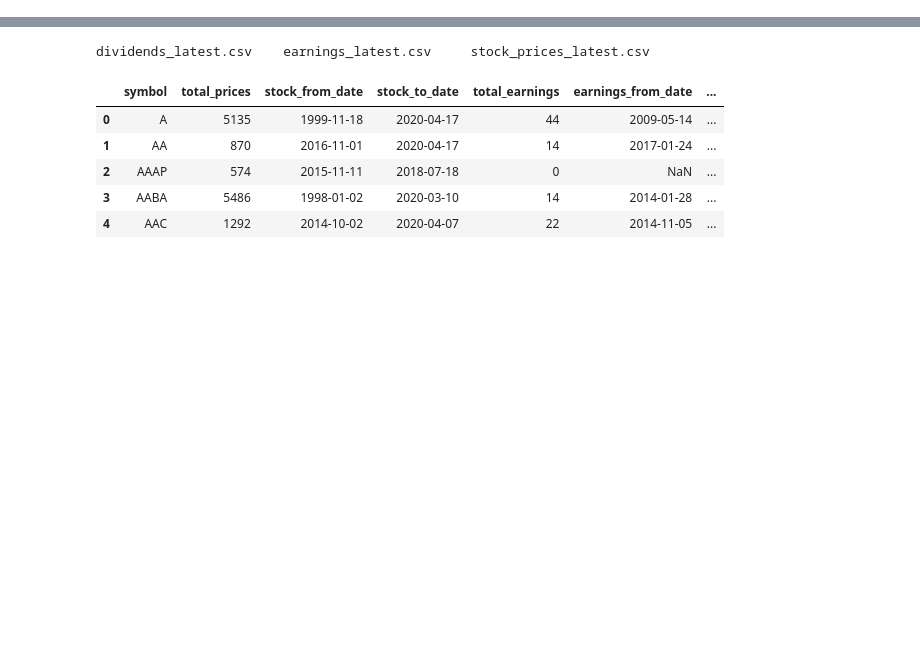
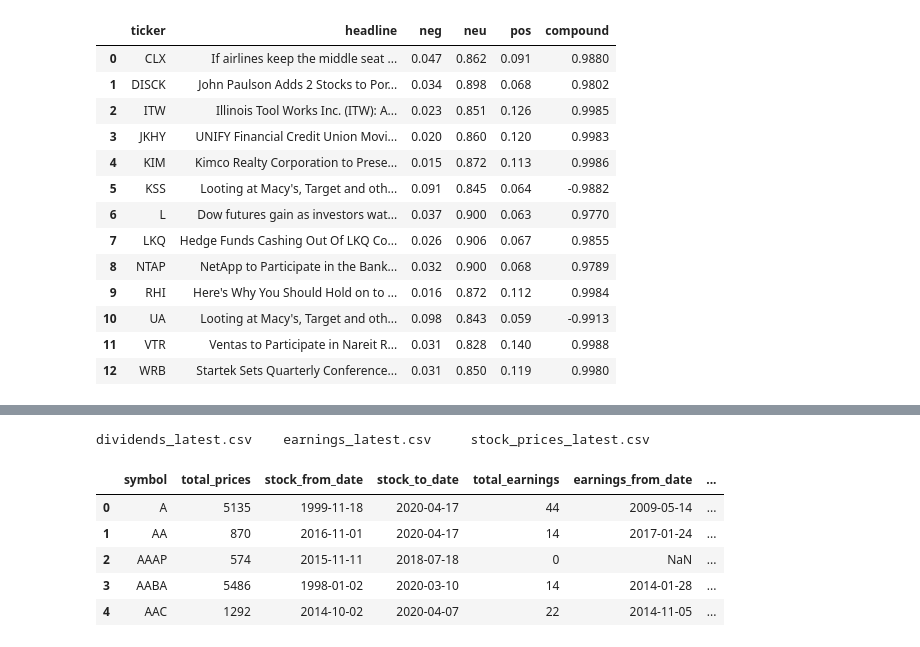
Before and after one commit to yegorkryukov/springboard, a Jupyter notebook: capstone/exploration.ipynb, the cells around one changed output, grey strips where cells are left out. Drawn from its saved outputs; the diff is of its cells as text; code cells hidden in the pictures; blank space fills up the shorter version.

Commit message:
Stock, news, and sentiment working V0.01

```diff
--- a/capstone/exploration.ipynb
+++ b/capstone/exploration.ipynb
@@ -0,0 +137,7 @@
+# %%
+tickers =[]
+
+for index, rows in new_df.iterrows():
+    tickers.append(rows.company)
+
+print(tickers)
@@ -0,0 +178,8 @@
+# %%
+columns = ['ticker', 'date', 'time', 'headline']
+
+parsed_and_scored_news = pd.DataFrame(parsed_news, columns=columns)
+
+parsed_and_scored_news['date'] = pd.to_datetime(parsed_and_scored_news.date).dt.date
+
+parsed_and_scored_news.head()
@@ -0,0 +195,4 @@
+# %%
+parsed_and_scored_news = parsed_and_scored_news.groupby(['ticker'], as_index = False)\
+    .agg({'headline': ''.join}, Inplace=True)
+parsed_and_scored_news
@@ -0,0 +214,25 @@
+# %%
+vader = SentimentIntensityAnalyzer()
+
+scores = parsed_and_scored_news['headline'].apply(vader.polarity_scores).tolist()
+
+scores_df = pd.DataFrame(scores)
+
+parsed_and_scored_news = parsed_and_scored_news.join(scores_df, rsuffix='_right')
+# %%
+parsed_and_scored_news
+# %% [output]
+|  | ticker | headline | neg | neu | pos | compound |
+| 0 | CLX | If airlines keep the middle seat ... | 0.047 | 0.862 | 0.091 | 0.9880 |
+| 1 | DISCK | John Paulson Adds 2 Stocks to Por... | 0.034 | 0.898 | 0.068 | 0.9802 |
+| 2 | ITW | Illinois Tool Works Inc. (ITW): A... | 0.023 | 0.851 | 0.126 | 0.9985 |
+| 3 | JKHY | UNIFY Financial Credit Union Movi... | 0.020 | 0.860 | 0.120 | 0.9983 |
+| 4 | KIM | Kimco Realty Corporation to Prese... | 0.015 | 0.872 | 0.113 | 0.9986 |
+| 5 | KSS | Looting at Macy's, Target and oth... | 0.091 | 0.845 | 0.064 | -0.9882 |
+| 6 | L | Dow futures gain as investors wat... | 0.037 | 0.900 | 0.063 | 0.9770 |
+| 7 | LKQ | Hedge Funds Cashing Out Of LKQ Co... | 0.026 | 0.906 | 0.067 | 0.9855 |
+| 8 | NTAP | NetApp to Participate in the Bank... | 0.032 | 0.900 | 0.068 | 0.9789 |
+| 9 | RHI | Here's Why You Should Hold on to ... | 0.016 | 0.872 | 0.112 | 0.9984 |
+| 10 | UA | Looting at Macy's, Target and oth... | 0.098 | 0.843 | 0.059 | -0.9913 |
+| 11 | VTR | Ventas to Participate in Nareit R... | 0.031 | 0.828 | 0.140 | 0.9988 |
+| 12 | WRB | Startek Sets Quarterly Conference... | 0.031 | 0.850 | 0.119 | 0.9980 |
```
Also changed, not shown: parts of 27 cells of this notebook, 1 other file.
